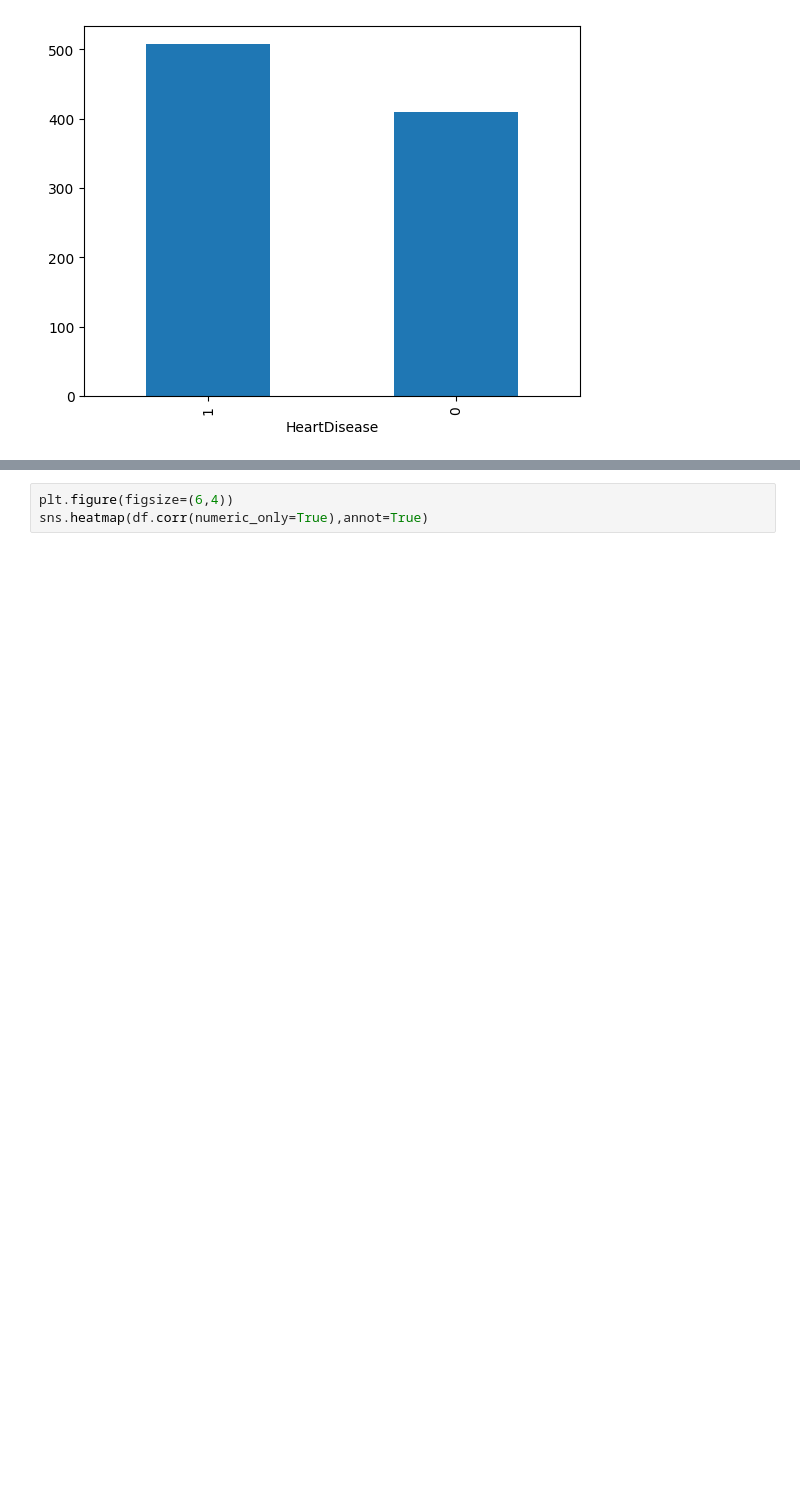
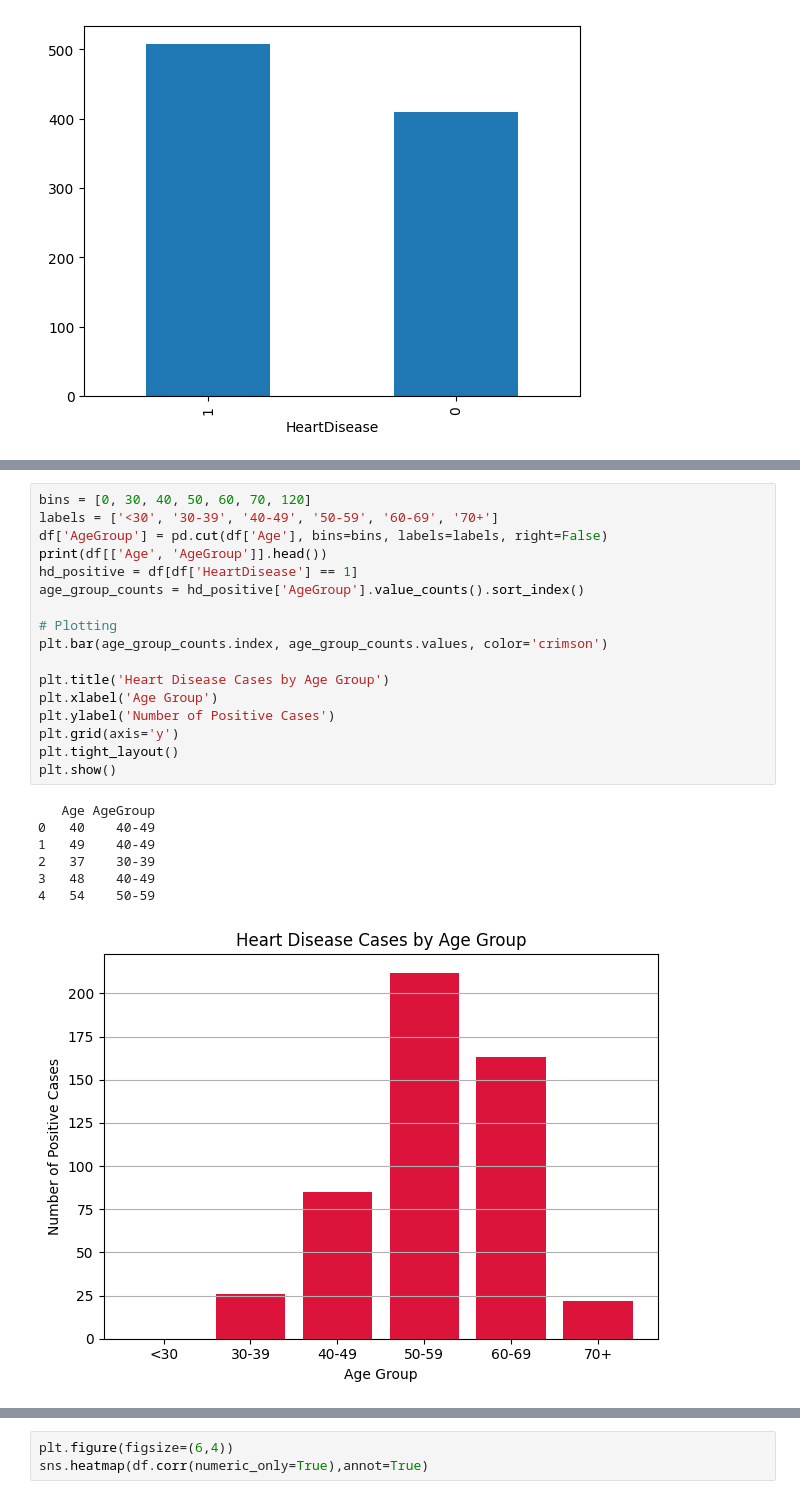
Before and after one commit to ankush262/Machine-learning, a Jupyter notebook: heart_diease.ipynb, the cells around one changed output, grey strips where cells are left out. Drawn from its saved outputs; the diff is of its cells as text; blank space fills up the shorter version.

```diff
--- a/heart_diease.ipynb
+++ b/heart_diease.ipynb
@@ -74,0 +103,25 @@ df["HeartDisease"].value_counts().plot(kind="bar")
+# %%
+bins = [0, 30, 40, 50, 60, 70, 120]
+labels = ['<30', '30-39', '40-49', '50-59', '60-69', '70+']
+df['AgeGroup'] = pd.cut(df['Age'], bins=bins, labels=labels, right=False)
+print(df[['Age', 'AgeGroup']].head())
+hd_positive = df[df['HeartDisease'] == 1]
+age_group_counts = hd_positive['AgeGroup'].value_counts().sort_index()
+
+# Plotting
+plt.bar(age_group_counts.index, age_group_counts.values, color='crimson')
+
+plt.title('Heart Disease Cases by Age Group')
+plt.xlabel('Age Group')
+plt.ylabel('Number of Positive Cases')
+plt.grid(axis='y')
+plt.tight_layout()
+plt.show()
+# %% [output]
+   Age AgeGroup
+0   40    40-49
+1   49    40-49
+2   37    30-39
+3   48    40-49
+4   54    50-59
+[figure, added]
```
Also changed, not shown: parts of 7 cells of this notebook.
